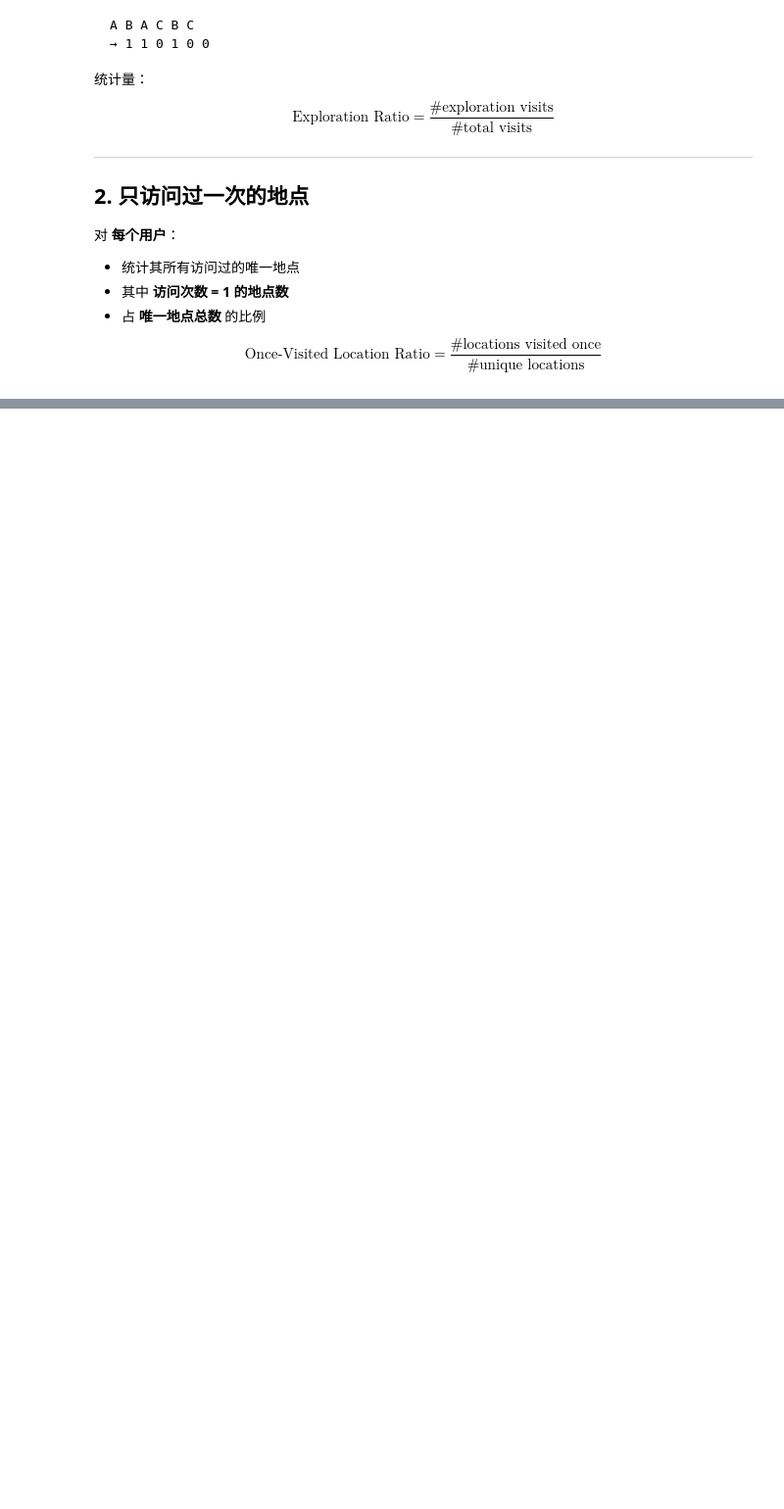
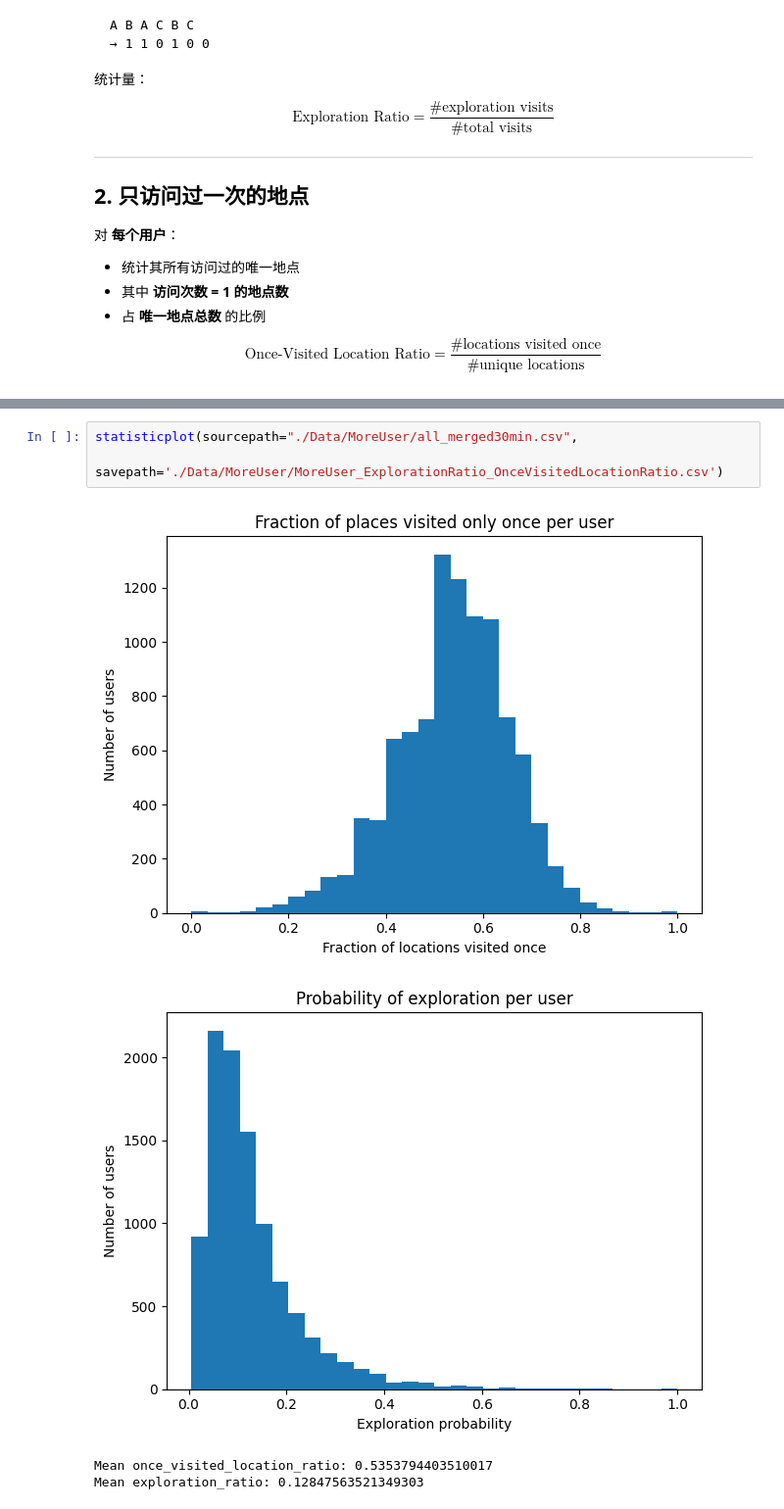
Before and after one commit to youareeverysingleday/TrajectoryFeatureGeneration, a Jupyter notebook: 7StatisticFirstStay.ipynb, the cells around one changed output, grey strips where cells are left out. Shown at 98% size. Cells and saved outputs as stored; diff of their text form; blank space fills up the shorter version.

```diff
--- a/7StatisticFirstStay.ipynb
+++ b/7StatisticFirstStay.ipynb
@@ -185,0 +143,8 @@ moreuser_stats.describe()
+# %%
+statisticplot(sourcepath="./Data/MoreUser/all_merged30min.csv",
+              savepath='./Data/MoreUser/MoreUser_ExplorationRatio_OnceVisitedLocationRatio.csv')
+# %% [output]
+[figure, added]
+[figure, added]
+Mean once_visited_location_ratio: 0.5353794403510017
+Mean exploration_ratio: 0.12847563521349303
```
Also changed, not shown: parts of 6 cells of this notebook, 1 other file.
